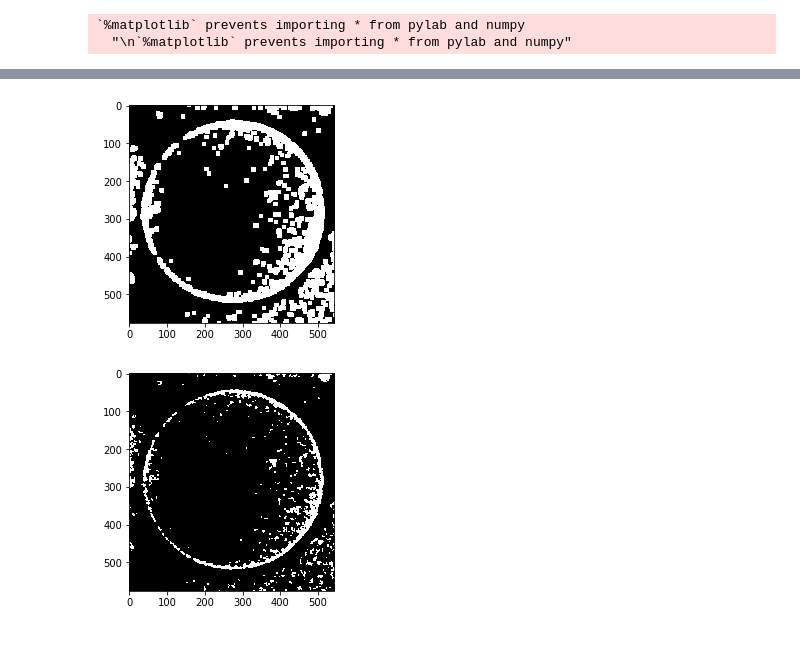
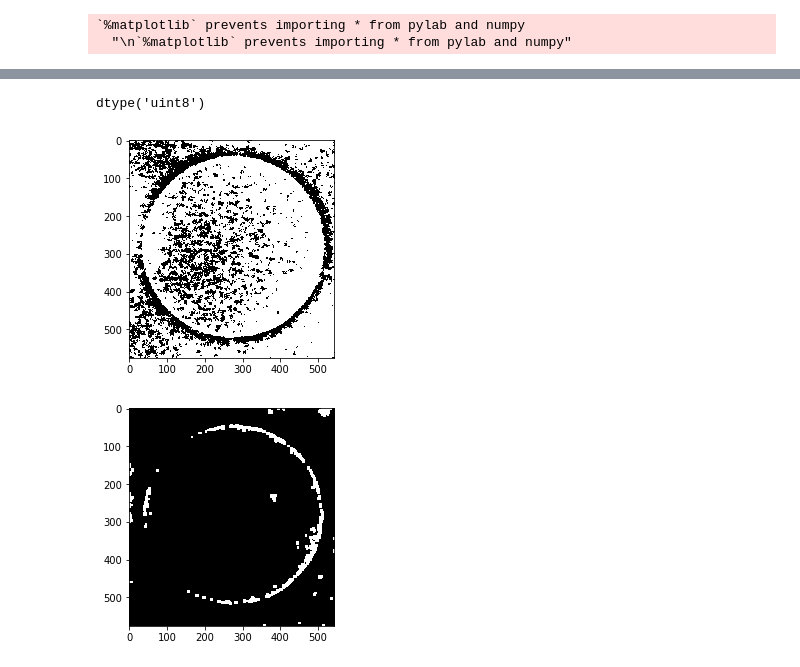
Before and after one commit to jcsolarte10/herramientas_computacionales, a Jupyter notebook: Tarea_05/Untitled.ipynb, the cells around one changed output, grey strips where cells are left out. Cells and saved outputs as stored; diff of their text form; code cells hidden in the pictures.

```diff
--- a/Tarea_05/Untitled.ipynb
+++ b/Tarea_05/Untitled.ipynb
@@ -8,6 +9,7 @@ Populating the interactive namespace from numpy and matplotlib
 `%matplotlib` prevents importing * from pylab and numpy
   "\n`%matplotlib` prevents importing * from pylab and numpy"
 # %%
-img = cv2.imread('./ves_full.jpg')
-gray = cv2.cvtColor(img,cv2.COLOR_BGR2GRAY)
+img = cv2.imread('./FeNod_50X_L.tif')
+img = img[1000:1500,750:1000]
+gray =cv2.cvtColor(img,cv2.COLOR_BGR2GRAY)
 ret, thresh = cv2.threshold(gray,0,255,cv2.THRESH_BINARY_INV+cv2.THRESH_OTSU)
@@ -19,16 +16,26 @@ plt.show()
+# %%
+
+sx = ndimage.sobel(gray, axis=0, mode='constant')
+sy = ndimage.sobel(gray, axis=1, mode='constant')
+sob = np.hypot(sx, sy)
+gray.dtype
+#plt.imshow(sob)
+#plt.show()
+# %% [output]
+dtype('uint8')
 # %%
 # noise removal
 kernel = np.ones((3,3),np.uint8)
-opening = cv2.morphologyEx(thresh,cv2.MORPH_OPEN,kernel, iterations = 2)
+opening = cv2.morphologyEx(thresh,cv2.MORPH_CLOSE,kernel, iterations = 1)
 # sure background area
-sure_bg = cv2.dilate(opening,kernel,iterations=3)
-plt.imshow(sure_bg,cmap=cm.gray)
+sure_bg = cv2.dilate(opening,kernel,iterations=1)
+plt.imshow(opening,cmap=cm.gray)
 plt.show()
 # %% [output]
-[figure, old version]
+[figure, new version]
 # %%
 sure_fg = cv2.erode(opening,kernel,iterations=1)
 plt.imshow(sure_fg,cmap=cm.gray)
 plt.show()
 # %% [output]
-[figure, old version]
+[figure, new version]
```
Also changed, not shown: parts of 5 cells of this notebook, 1 other file.
